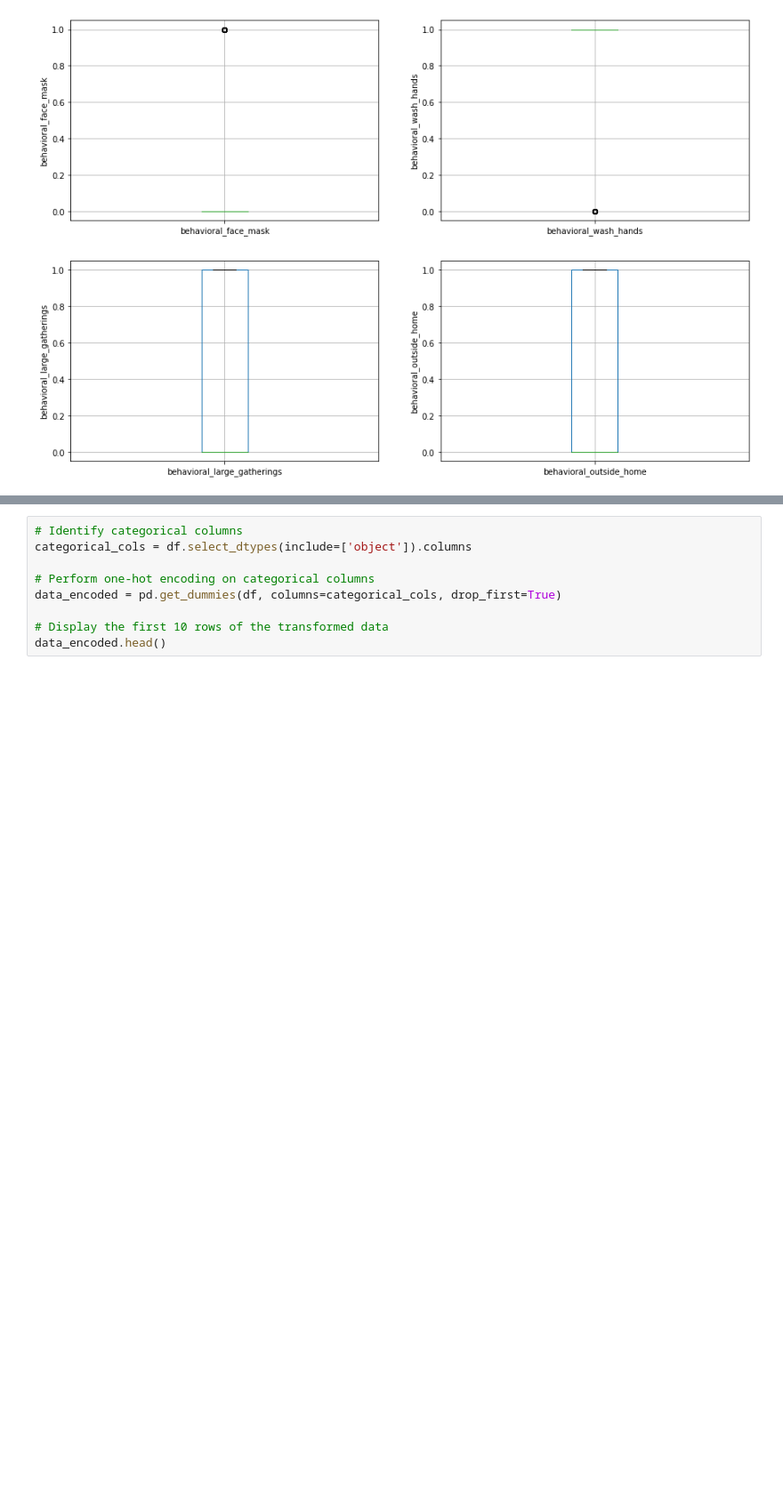
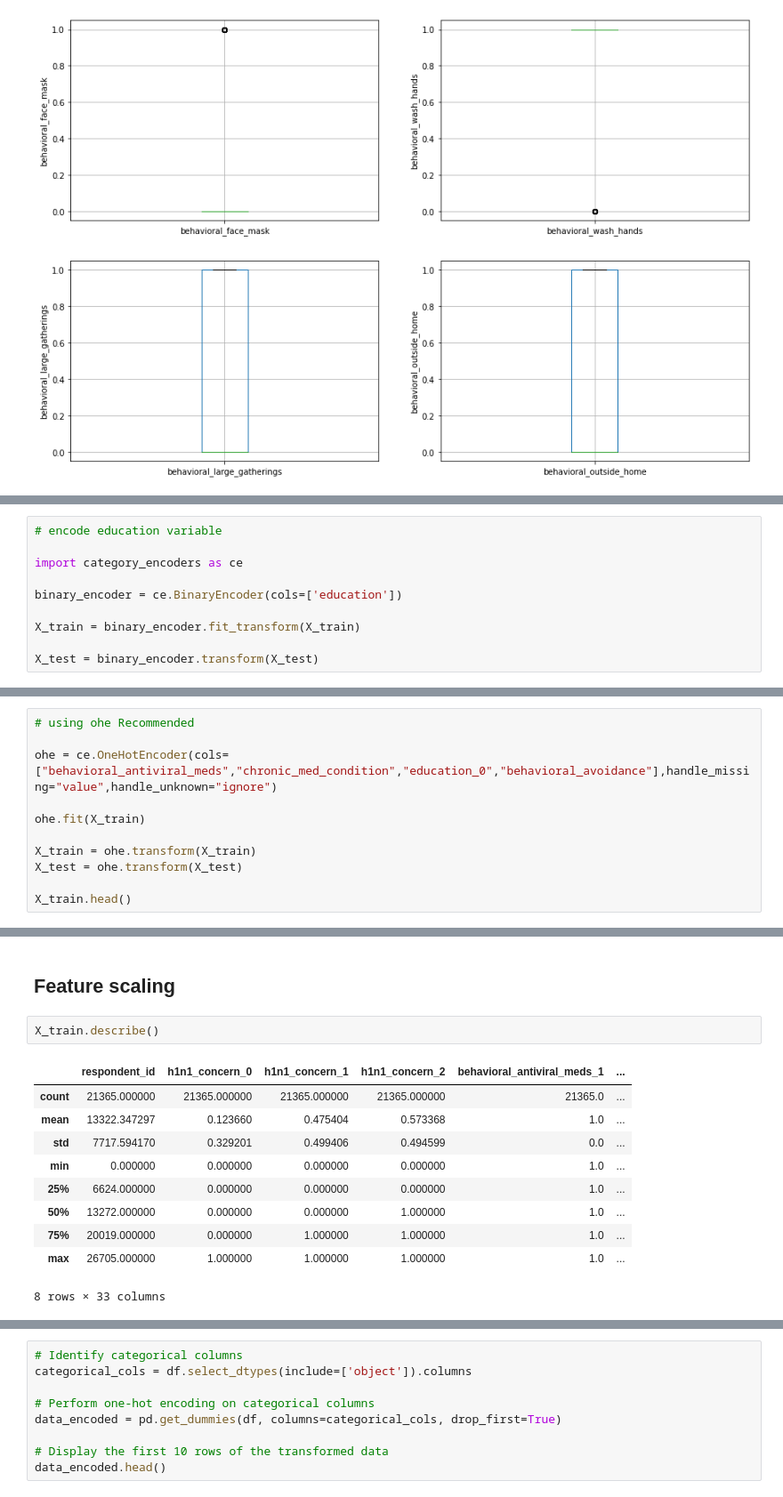
Before and after one commit to PETERNJUGU4/Njugu_Phase_3_Project, a Jupyter notebook: index.ipynb, the cells around one changed output, grey strips where cells are left out. Shown at 89% size. Saved outputs shown, nothing was run; the diff lists cells and outputs as text; blank space fills up the shorter version.

Commit message:
done feature scaling

```diff
--- a/index.ipynb
+++ b/index.ipynb
@@ -841,0 +1353,10 @@ df_test_set.head()
+# %%
+# encode education variable
+
+import category_encoders as ce
+
+binary_encoder = ce.BinaryEncoder(cols=['education'])
+
+X_train = binary_encoder.fit_transform(X_train)
+
+X_test = binary_encoder.transform(X_test)
@@ -841,0 +1397,11 @@ df_test_set.head()
+# %%
+# using ohe Recommended
+
+ohe = ce.OneHotEncoder(cols=["behavioral_antiviral_meds","chronic_med_condition","education_0","behavioral_avoidance"],handle_missing="value",handle_unknown="ignore")
+
+ohe.fit(X_train)
+
+X_train = ohe.transform(X_train)
+X_test = ohe.transform(X_test)
+
+X_train.head()
@@ -841,0 +1436,15 @@ df_test_set.head()
+# %% [markdown]
+## **Feature scaling**
+# %%
+X_train.describe()
+# %% [output]
+|  | respondent_id | h1n1_concern_0 | h1n1_concern_1 | h1n1_concern_2 | behavioral_antiviral_meds_1 | ... |
+| count | 21365.000000 | 21365.000000 | 21365.000000 | 21365.000000 | 21365.0 | ... |
+| mean | 13322.347297 | 0.123660 | 0.475404 | 0.573368 | 1.0 | ... |
+| std | 7717.594170 | 0.329201 | 0.499406 | 0.494599 | 0.0 | ... |
+| min | 0.000000 | 0.000000 | 0.000000 | 0.000000 | 1.0 | ... |
+| 25% | 6624.000000 | 0.000000 | 0.000000 | 0.000000 | 1.0 | ... |
+| 50% | 13272.000000 | 0.000000 | 0.000000 | 1.000000 | 1.0 | ... |
+| 75% | 20019.000000 | 0.000000 | 1.000000 | 1.000000 | 1.0 | ... |
+| max | 26705.000000 | 1.000000 | 1.000000 | 1.000000 | 1.0 | ... |
+8 rows × 33 columns
```
Also changed, not shown: parts of 60 cells of this notebook.
